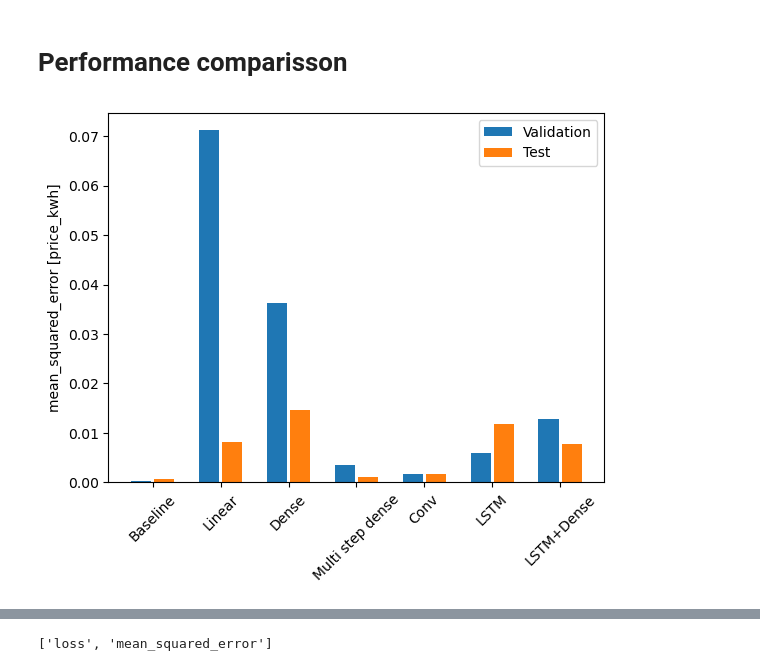
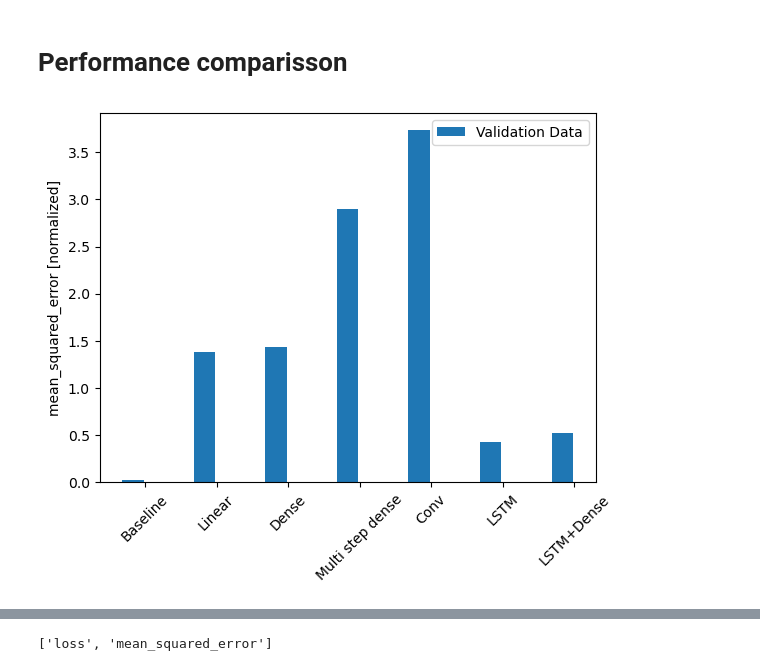
Before and after one commit to michael-fuest/DAiA-EON, a Jupyter notebook: model_performance2.ipynb, the cells around one changed output, grey strips where cells are left out. Cells and saved outputs as stored; diff of their text form; code cells hidden in the pictures.

```diff
--- a/model_performance2.ipynb
+++ b/model_performance2.ipynb
@@ -78,9 +92,10 @@ norm_input.numpy().shape
 (426, 10)
 # %%
 n = len(input)
-train_df = norm_input[:int(0.8*n)]
-val_df = norm_input[int(0.8*n):int(0.99*n)]
-test_df = norm_input[int(0.99*n):]
+train_size = 0.9
+
+train_df = norm_input[:int(train_size*n)]
+val_df = norm_input[int(train_size*n):]
 # %%
 print(train_df.shape)
 print(val_df.shape)
@@ -114,7 +107,7 @@ for df in [train_df, val_df, test_df]:
 # %%
 single_step_window = WindowGenerator(
     input_width=1, label_width=1, shift=1,
-    label_columns=['price_kwh'], train_df=train_df, val_df=val_df, test_df=test_df)
+    label_columns=['price_kwh'], train_df=train_df, val_df=val_df)
 single_step_window
 # %% [output]
 Total window size: 2
@@ -228,8 +202,7 @@ my_window = WindowGenerator(
     shift=1,
     label_columns=['price_kwh'],
     train_df=train_df,
-    val_df=val_df,
-    test_df=test_df)
+    val_df=val_df)
 
 my_window
 # %% [output]
@@ -312,8 +269,7 @@ my_window = WindowGenerator(
     shift=1,
     label_columns=['price_kwh'],
     train_df=train_df,
-    val_df=val_df,
-    test_df=test_df)
+    val_df=val_df)
 
 my_window
 # %% [output]
@@ -364,18 +315,16 @@ Epoch 5: early stopping
 # %% [markdown]
 # Performance comparisson
 # %%
-x = np.arange(len(performance))
+x = np.arange(len(val_performance))
 width = 0.3
 metric_name = 'mean_squared_error'
 metric_index = lstm_model.metrics_names.index(metric_name)
 val_mae = [v[metric_index] for v in val_performance.values()]
-test_mae = [v[metric_index] for v in performance.values()]
 
-plt.ylabel('mean_squared_error [price_kwh]')
-plt.bar(x - 0.17, val_mae, width, label='Validation')
-plt.bar(x + 0.17, test_mae, width, label='Test')
-plt.xticks(ticks=x, labels=performance.keys(),
+plt.ylabel('mean_squared_error [normalized]')
+plt.bar(x - 0.17, val_mae, width, label='Validation Data')
+plt.xticks(ticks=x, labels=val_performance.keys(),
            rotation=45)
 _ = plt.legend()
 # %% [output]
-[figure, old version]
+[figure, new version]
```
Also changed, not shown: parts of 27 cells of this notebook.
